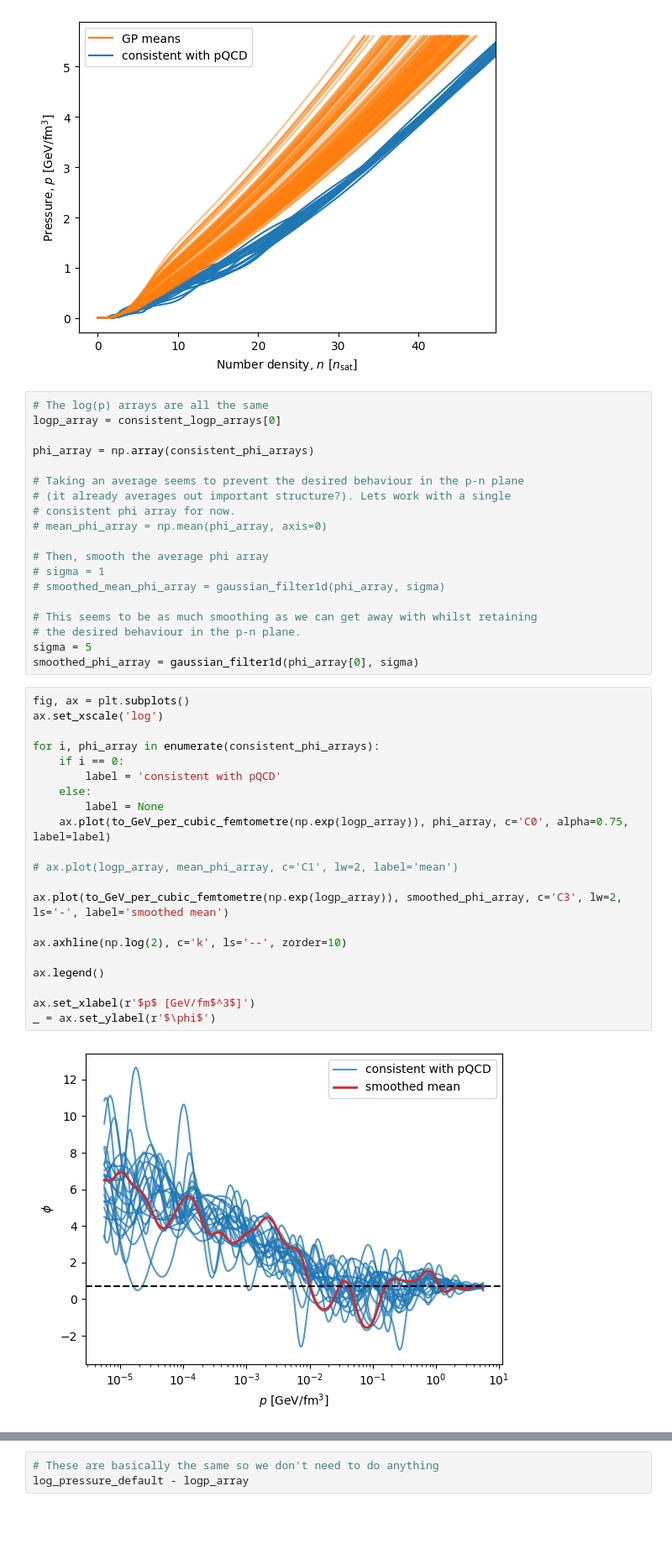
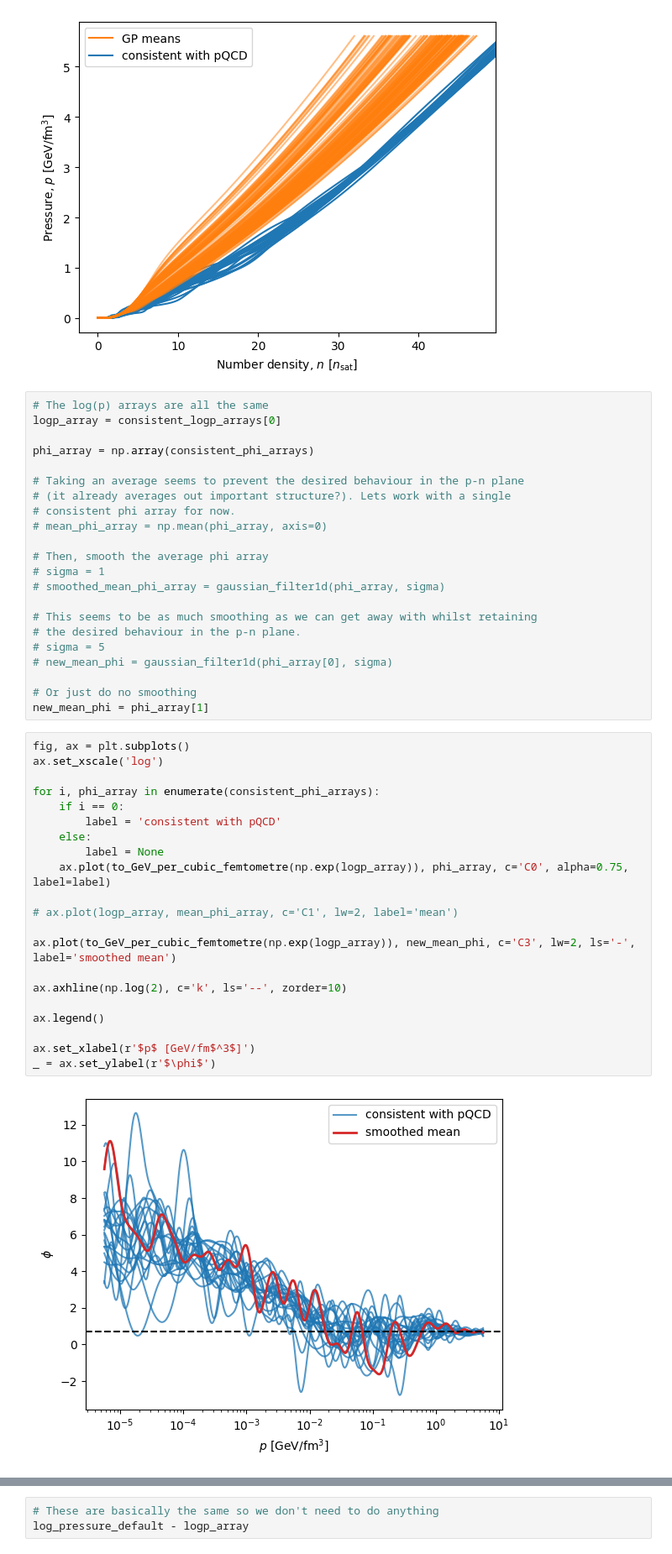
Before and after one commit to eliotfinch/pqcd, a Jupyter notebook: notebooks/modify_gp_mean.ipynb, the cells around one changed output, grey strips where cells are left out. Shown at 84% size. Saved outputs shown, nothing was run; the diff lists cells and outputs as text; blank space fills up the shorter version.

Commit message:
Create set 10 mean

```diff
--- a/notebooks/modify_gp_mean.ipynb
+++ b/notebooks/modify_gp_mean.ipynb
@@ -226,31 +226,34 @@ phi_array = np.array(consistent_phi_arrays)
 
 # This seems to be as much smoothing as we can get away with whilst retaining
 # the desired behaviour in the p-n plane.
-sigma = 5
-smoothed_phi_array = gaussian_filter1d(phi_array[0], sigma)
+# sigma = 5
+# new_mean_phi = gaussian_filter1d(phi_array[0], sigma)
+
+# Or just do no smoothing
+new_mean_phi = phi_array[1]
 # %%
 fig, ax = plt.subplots()
 ax.set_xscale('log')
 
 for i, phi_array in enumerate(consistent_phi_arrays):
     if i == 0:
         label = 'consistent with pQCD'
     else:
         label = None
     ax.plot(to_GeV_per_cubic_femtometre(np.exp(logp_array)), phi_array, c='C0', alpha=0.75, label=label)
 
 # ax.plot(logp_array, mean_phi_array, c='C1', lw=2, label='mean')
 
-ax.plot(to_GeV_per_cubic_femtometre(np.exp(logp_array)), smoothed_phi_array, c='C3', lw=2, ls='-', label='smoothed mean')
+ax.plot(to_GeV_per_cubic_femtometre(np.exp(logp_array)), new_mean_phi, c='C3', lw=2, ls='-', label='smoothed mean')
 
 ax.axhline(np.log(2), c='k', ls='--', zorder=10)
 
 ax.legend()
 
 ax.set_xlabel(r'$p$ [GeV/fm$^3$]')
 _ = ax.set_ylabel(r'$\phi$')
 # %% [output]
-[figure, old version]
+[figure, new version]
 # %%
 fig, ax = plt.subplots()
 # ax.set_xscale('log')
```
Also changed, not shown: parts of 7 cells of this notebook.
